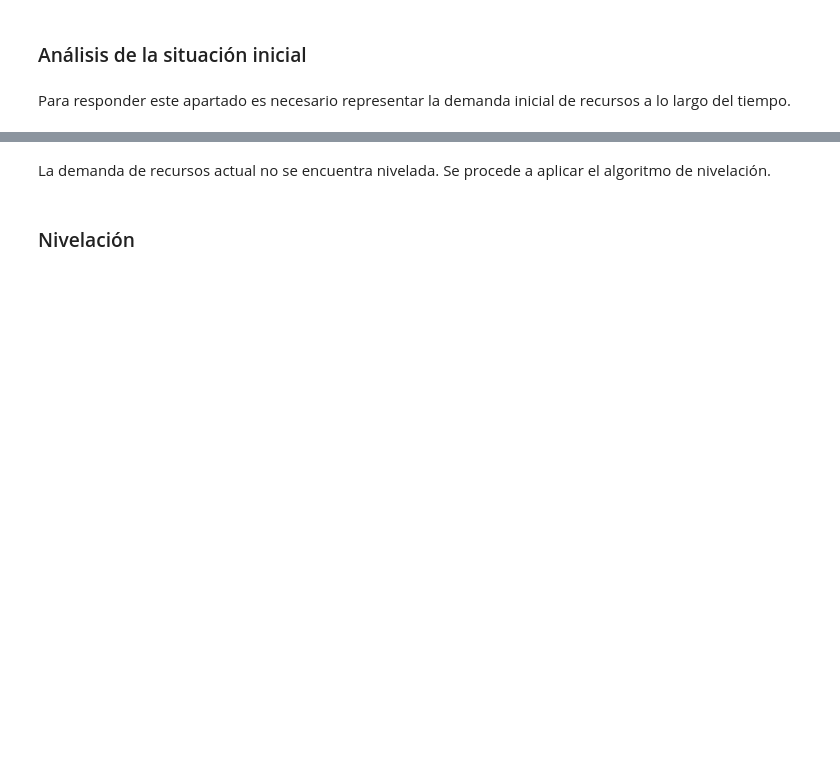
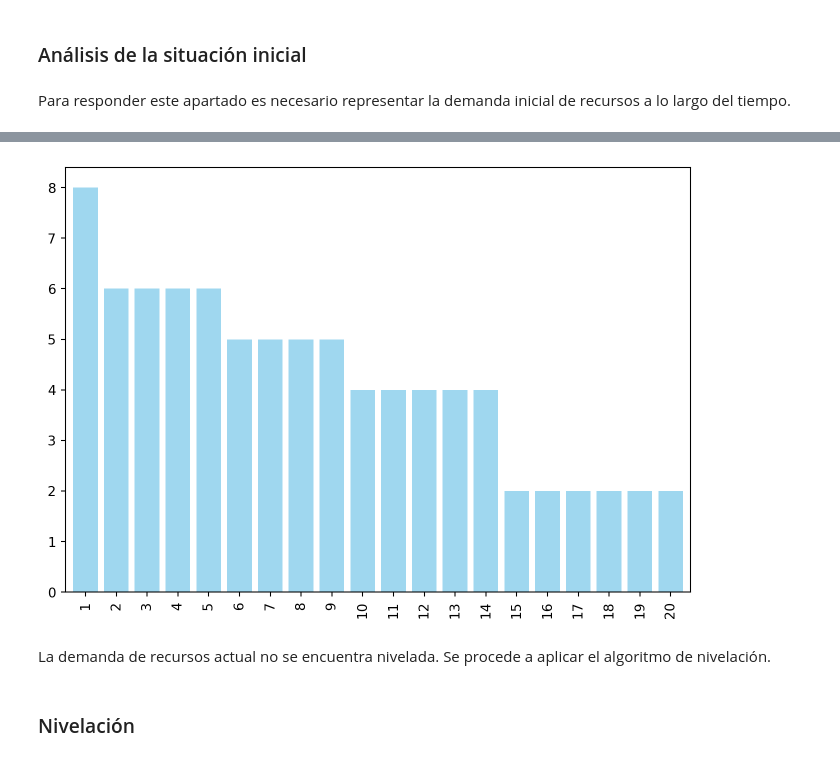
Before and after one commit to mcasl/pmULE, a Jupyter notebook: notebooks/Ejercicio_03.ipynb, the cells around one changed output, grey strips where cells are left out. Drawn from its saved outputs; the diff is of its cells as text; code cells hidden in the pictures; blank space fills up the shorter version.

```diff
--- a/notebooks/Ejercicio_03.ipynb
+++ b/notebooks/Ejercicio_03.ipynb
@@ -397,11 +398,17 @@ Para responder este apartado es necesario representar la demanda inicial de recu
 #| label: fig-ganttPrenivelacion
 proyecto_nivelacion = proyecto.copy()
 datos_proyecto=datos_enunciado.copy()
-_, dibujo = proyecto_nivelacion.gantt_cargas(datos_proyecto, 'duration', 'resources', tikz=True)
+gantt_df, dibujo = proyecto_nivelacion.gantt_cargas(datos_proyecto, 'duration', 'resources', tikz=True)
 pinta_tikz(dibujo)
 # %% [output]
 Suma de cuadrados: 412
 [drawing not drawn]
+# %%
+#| fig-cap: "Diagrama de cargas del proyecto de acuerdo a su definición original"
+#| label: fig-preNivelacionBarras
+plot_cargas(gantt_df=gantt_df, limite_maximo_recursos=None)
+# %% [output]
+[figure, added]
 # %% [markdown]
 La demanda de recursos actual no se encuentra nivelada. Se procede a aplicar el algoritmo de nivelación.
 # %% [markdown]
```
Also changed, not shown: parts of 4 cells of this notebook, 3 other files.
